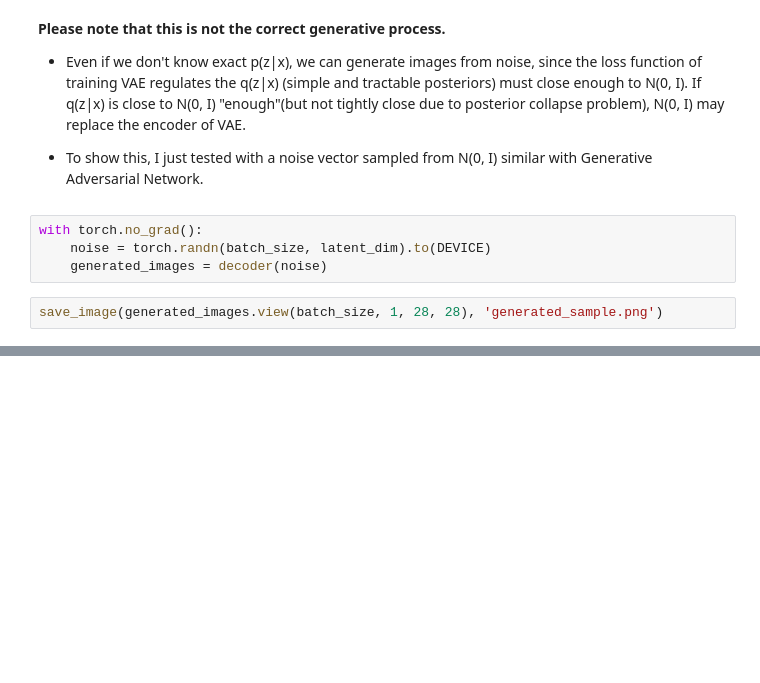
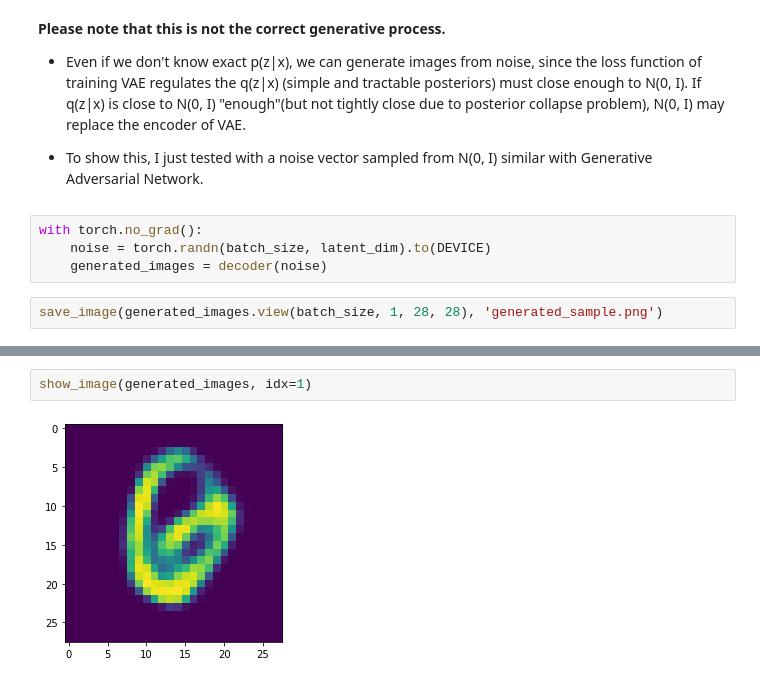
Before and after one commit to Jackson-Kang/Pytorch-VAE-tutorial, a Jupyter notebook: 01_Variational_AutoEncoder.ipynb, the cells around one changed output, grey strips where cells are left out. Drawn from its saved outputs; the diff is of its cells as text; blank space fills up the shorter version.

```diff
--- a/01_Variational_AutoEncoder.ipynb
+++ b/01_Variational_AutoEncoder.ipynb
@@ -224,0 +235,4 @@ show_image(generated_images, idx=12)
+# %%
+show_image(generated_images, idx=1)
+# %% [output]
+[figure, added]
```
Also changed, not shown: parts of 8 cells of this notebook.
